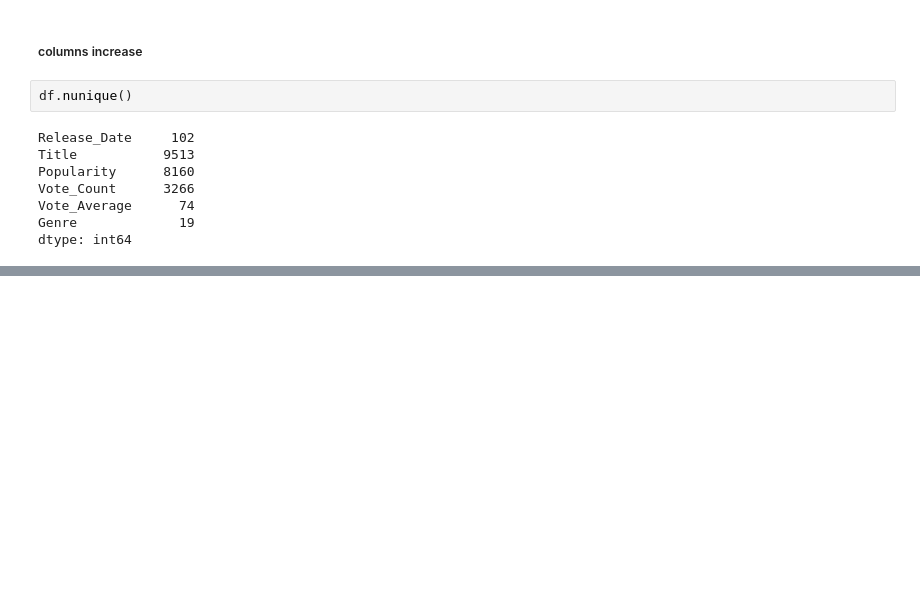
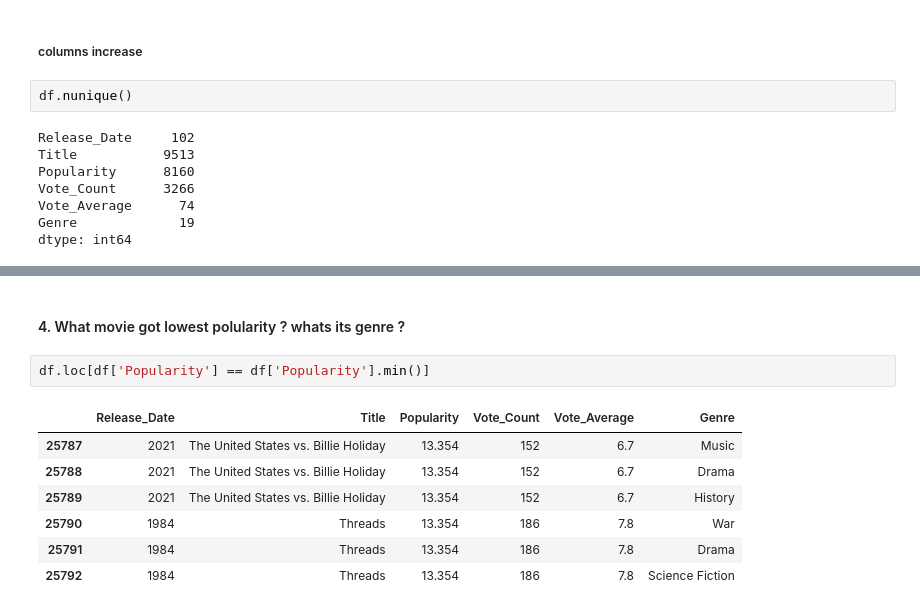
Before and after one commit to Digvijay-0/netflix_movies, a Jupyter notebook: movie.ipynb, the cells around one changed output, grey strips where cells are left out. Cells and saved outputs as stored; diff of their text form; blank space fills up the shorter version.

```diff
--- a/movie.ipynb
+++ b/movie.ipynb
@@ -145,0 +183,12 @@ dtype: int64
+# %% [markdown]
+#### 4. What movie got lowest polularity ? whats its genre ?
+# %%
+df.loc[df['Popularity'] == df['Popularity'].min()]
+# %% [output]
+|  | Release_Date | Title | Popularity | Vote_Count | Vote_Average | Genre |
+| 25787 | 2021 | The United States vs. Billie Holiday | 13.354 | 152 | 6.7 | Music |
+| 25788 | 2021 | The United States vs. Billie Holiday | 13.354 | 152 | 6.7 | Drama |
+| 25789 | 2021 | The United States vs. Billie Holiday | 13.354 | 152 | 6.7 | History |
+| 25790 | 1984 | Threads | 13.354 | 186 | 7.8 | War |
+| 25791 | 1984 | Threads | 13.354 | 186 | 7.8 | Drama |
+| 25792 | 1984 | Threads | 13.354 | 186 | 7.8 | Science Fiction |
```
Also changed, not shown: parts of 12 cells of this notebook.
